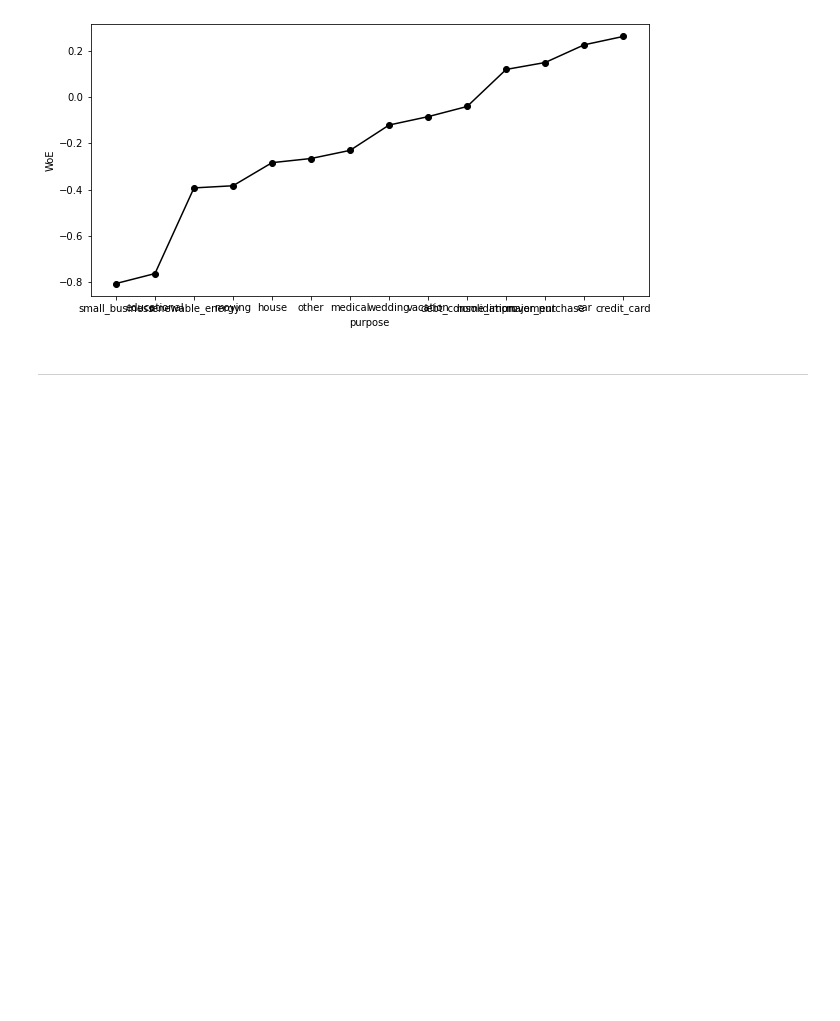
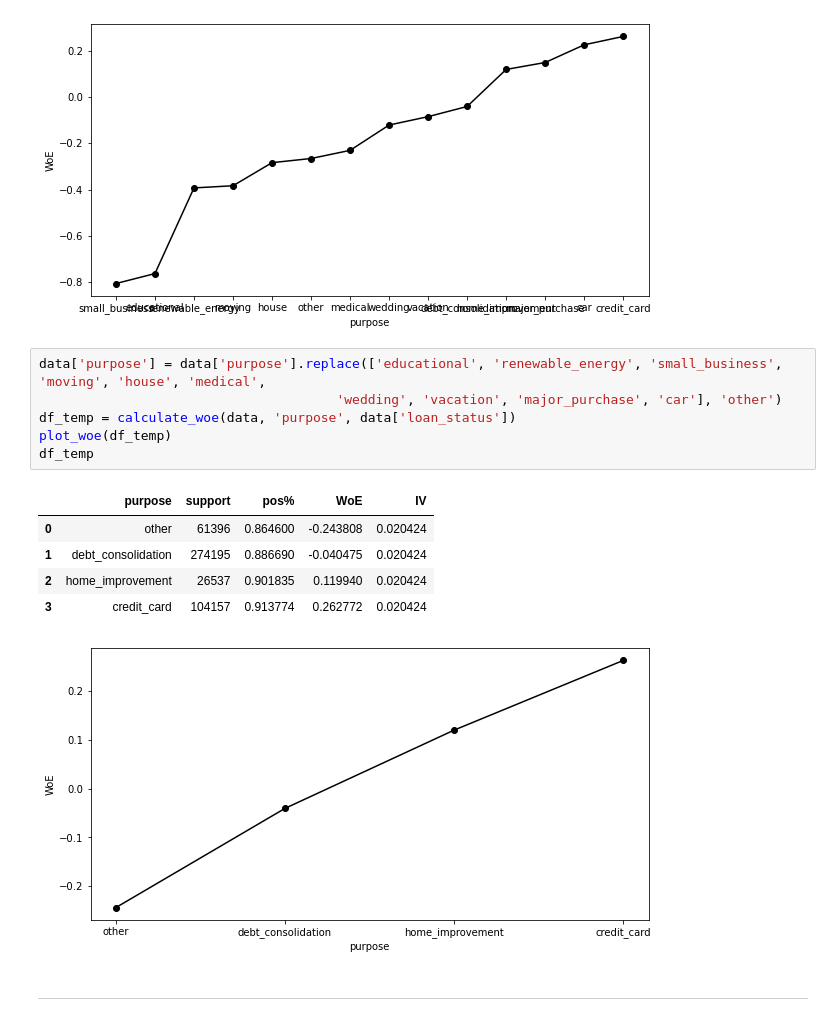
Before and after one commit to Ach113/Loan-Approval-Scoring-System, a Jupyter notebook: LoanApprovalScoring.ipynb, the cells around one changed output. Cells and saved outputs as stored; diff of their text form; blank space fills up the shorter version.

```diff
--- a/LoanApprovalScoring.ipynb
+++ b/LoanApprovalScoring.ipynb
@@ -388,6 +396,19 @@ df_temp
 | 12 | car | 5397 | 0.910876 | 0.226539 | 0.036295 |
 | 13 | credit_card | 104157 | 0.913774 | 0.262772 | 0.036295 |
 [figure]
+# %%
+data['purpose'] = data['purpose'].replace(['educational', 'renewable_energy', 'small_business', 'moving', 'house', 'medical',
+                                      'wedding', 'vacation', 'major_purchase', 'car'], 'other')
+df_temp = calculate_woe(data, 'purpose', data['loan_status'])
+plot_woe(df_temp)
+df_temp
+# %% [output]
+|  | purpose | support | pos% | WoE | IV |
+| 0 | other | 61396 | 0.864600 | -0.243808 | 0.020424 |
+| 1 | debt_consolidation | 274195 | 0.886690 | -0.040475 | 0.020424 |
+| 2 | home_improvement | 26537 | 0.901835 | 0.119940 | 0.020424 |
+| 3 | credit_card | 104157 | 0.913774 | 0.262772 | 0.020424 |
+[figure, added]
 # %% [markdown]
 -----------------------------------------------------------------------
 # %%
```
Also changed, not shown: parts of 34 cells of this notebook, 1 other file.
